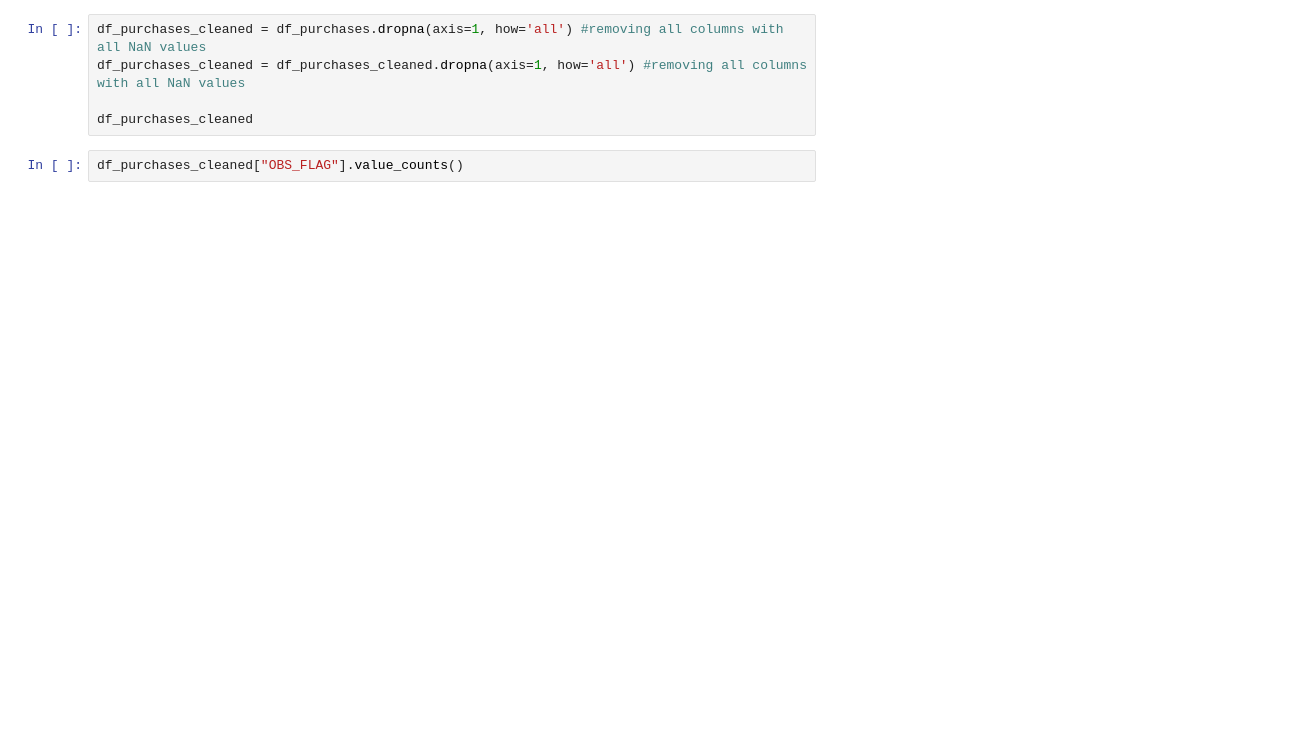
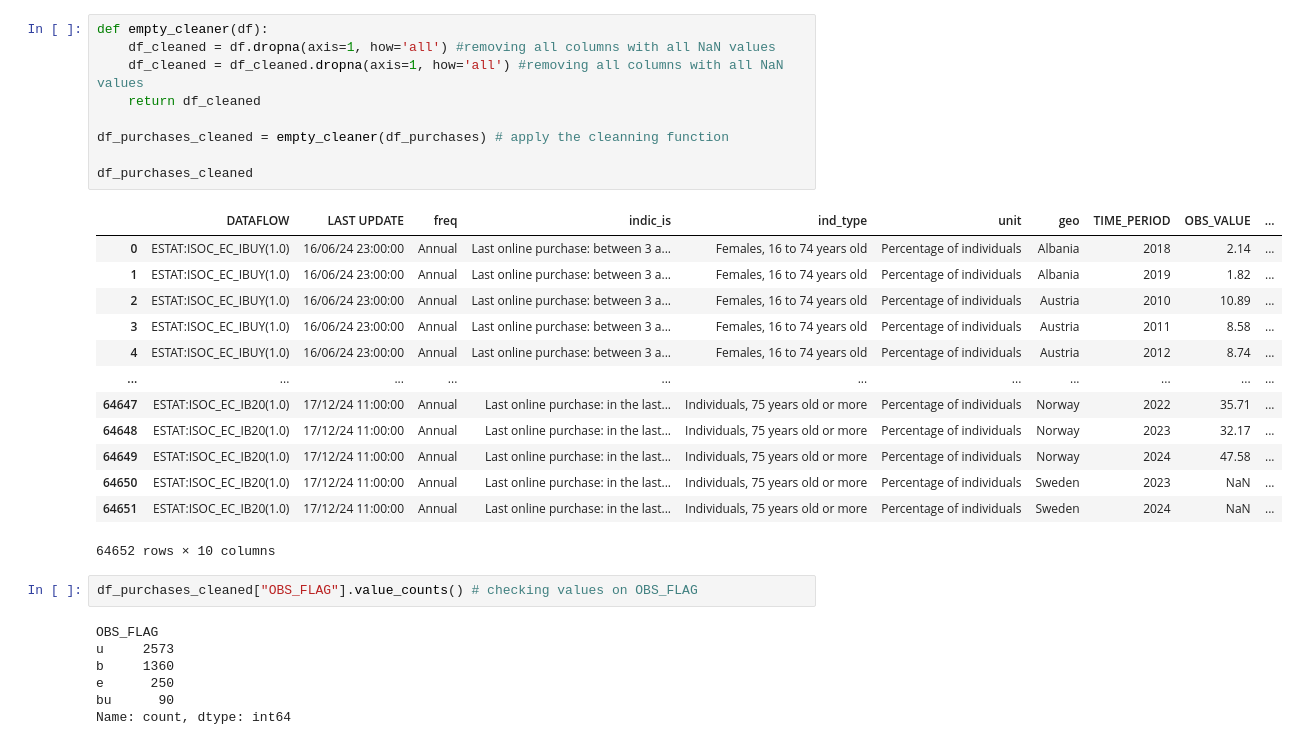
Before and after one commit to estebanba/first_project, a Jupyter notebook: notebooks/cleaning_purchases_individuals.ipynb, the cells around one changed output. Drawn from its saved outputs; the diff is of its cells as text; blank space fills up the shorter version.

Commit message:
purchases coding

```diff
--- a/notebooks/cleaning_purchases_individuals.ipynb
+++ b/notebooks/cleaning_purchases_individuals.ipynb
@@ -16,8 +25,33 @@ df_purchases
 # %%
-df_purchases_cleaned = df_purchases.dropna(axis=1, how='all') #removing all columns with all NaN values
-df_purchases_cleaned = df_purchases_cleaned.dropna(axis=1, how='all') #removing all columns with all NaN values
+def empty_cleaner(df):
+    df_cleaned = df.dropna(axis=1, how='all') #removing all columns with all NaN values
+    df_cleaned = df_cleaned.dropna(axis=1, how='all') #removing all columns with all NaN values
+    return df_cleaned
+
+df_purchases_cleaned = empty_cleaner(df_purchases) # apply the cleanning function
 
 df_purchases_cleaned
+# %% [output]
+|  | DATAFLOW | LAST UPDATE | freq | indic_is | ind_type | unit | geo | TIME_PERIOD | OBS_VALUE | ... |
+| 0 | ESTAT:ISOC_EC_IBUY(1.0) | 16/06/24 23:00:00 | Annual | Last online purchase: between 3 a... | Females, 16 to 74 years old | Percentage of individuals | Albania | 2018 | 2.14 | ... |
+| 1 | ESTAT:ISOC_EC_IBUY(1.0) | 16/06/24 23:00:00 | Annual | Last online purchase: between 3 a... | Females, 16 to 74 years old | Percentage of individuals | Albania | 2019 | 1.82 | ... |
+| 2 | ESTAT:ISOC_EC_IBUY(1.0) | 16/06/24 23:00:00 | Annual | Last online purchase: between 3 a... | Females, 16 to 74 years old | Percentage of individuals | Austria | 2010 | 10.89 | ... |
+| 3 | ESTAT:ISOC_EC_IBUY(1.0) | 16/06/24 23:00:00 | Annual | Last online purchase: between 3 a... | Females, 16 to 74 years old | Percentage of individuals | Austria | 2011 | 8.58 | ... |
+| 4 | ESTAT:ISOC_EC_IBUY(1.0) | 16/06/24 23:00:00 | Annual | Last online purchase: between 3 a... | Females, 16 to 74 years old | Percentage of individuals | Austria | 2012 | 8.74 | ... |
+| ... | ... | ... | ... | ... | ... | ... | ... | ... | ... | ... |
+| 64647 | ESTAT:ISOC_EC_IB20(1.0) | 17/12/24 11:00:00 | Annual | Last online purchase: in the last... | Individuals, 75 years old or more | Percentage of individuals | Norway | 2022 | 35.71 | ... |
+| 64648 | ESTAT:ISOC_EC_IB20(1.0) | 17/12/24 11:00:00 | Annual | Last online purchase: in the last... | Individuals, 75 years old or more | Percentage of individuals | Norway | 2023 | 32.17 | ... |
+| 64649 | ESTAT:ISOC_EC_IB20(1.0) | 17/12/24 11:00:00 | Annual | Last online purchase: in the last... | Individuals, 75 years old or more | Percentage of individuals | Norway | 2024 | 47.58 | ... |
+| 64650 | ESTAT:ISOC_EC_IB20(1.0) | 17/12/24 11:00:00 | Annual | Last online purchase: in the last... | Individuals, 75 years old or more | Percentage of individuals | Sweden | 2023 | NaN | ... |
+| 64651 | ESTAT:ISOC_EC_IB20(1.0) | 17/12/24 11:00:00 | Annual | Last online purchase: in the last... | Individuals, 75 years old or more | Percentage of individuals | Sweden | 2024 | NaN | ... |
+64652 rows × 10 columns
 # %%
-df_purchases_cleaned["OBS_FLAG"].value_counts()
+df_purchases_cleaned["OBS_FLAG"].value_counts() # checking values on OBS_FLAG
+# %% [output]
+OBS_FLAG
+u     2573
+b     1360
+e      250
+bu      90
+Name: count, dtype: int64
 # %%
```
Also changed, not shown: parts of 40 cells of this notebook, 3 other files.
